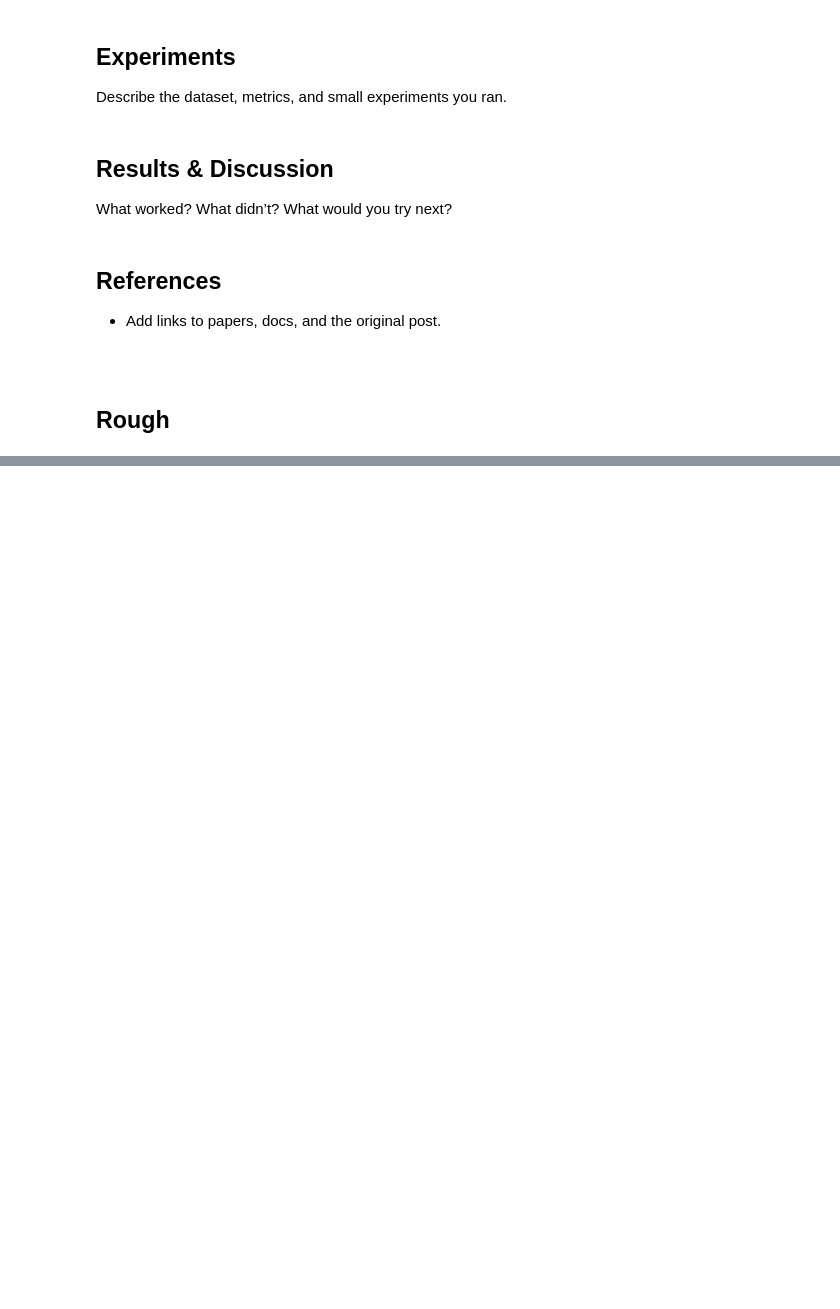
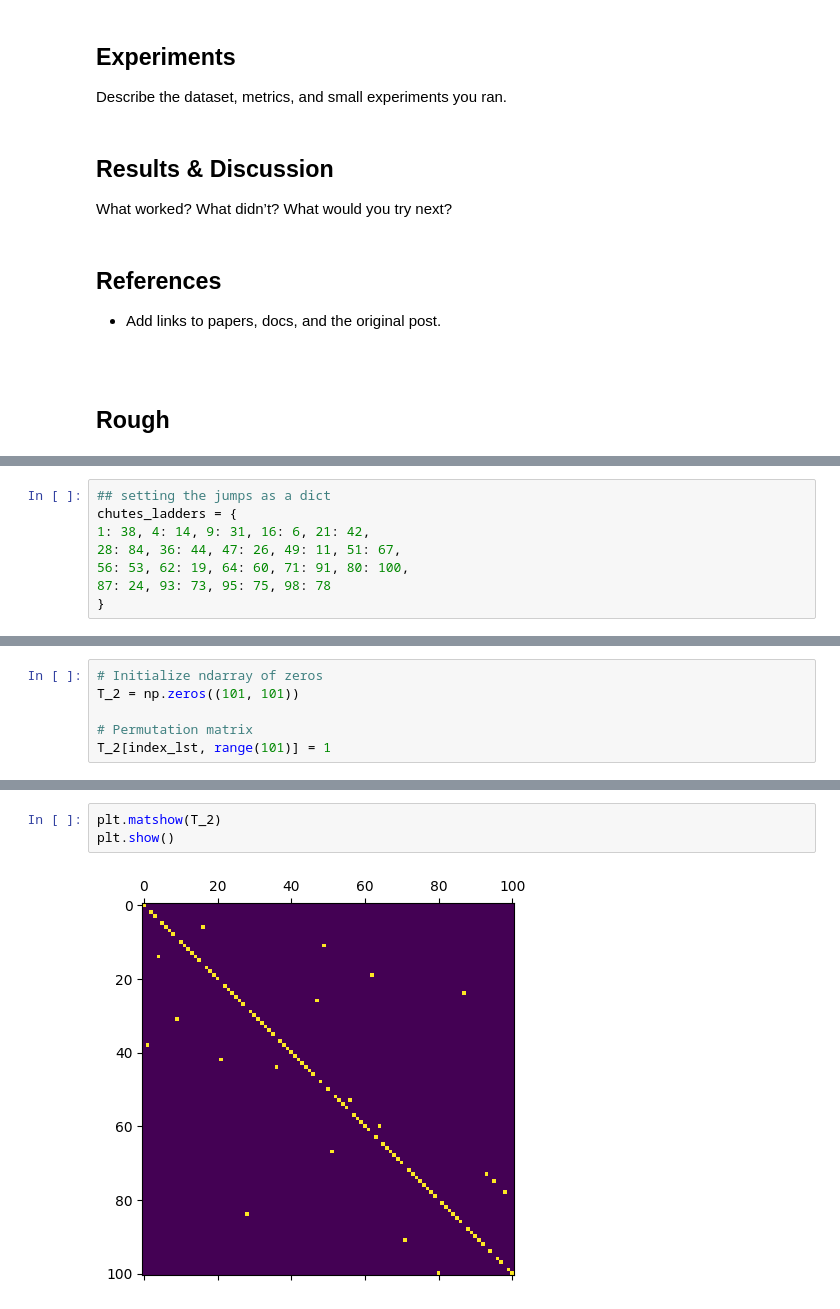
Before and after one commit to footballest/ml-blog-jaketae, a Jupyter notebook: notebooks/chutes_and_ladders_markovchains.ipynb, the cells around one changed output, grey strips where cells are left out. Drawn from its saved outputs; the diff is of its cells as text; blank space fills up the shorter version.

```diff
--- a/notebooks/chutes_and_ladders_markovchains.ipynb
+++ b/notebooks/chutes_and_ladders_markovchains.ipynb
@@ -67,0 +97,8 @@ What worked? What didn’t? What would you try next?
+# %%
+## setting the jumps as a dict
+chutes_ladders = {
+1: 38, 4: 14, 9: 31, 16: 6, 21: 42,
+28: 84, 36: 44, 47: 26, 49: 11, 51: 67,
+56: 53, 62: 19, 64: 60, 71: 91, 80: 100,
+87: 24, 93: 73, 95: 75, 98: 78
+}
@@ -67,0 +112,6 @@ What worked? What didn’t? What would you try next?
+# %%
+# Initialize ndarray of zeros
+T_2 = np.zeros((101, 101))
+
+# Permutation matrix
+T_2[index_lst, range(101)] = 1
@@ -67,0 +127,5 @@ What worked? What didn’t? What would you try next?
+# %%
+plt.matshow(T_2)
+plt.show()
+# %% [output]
+[figure, added]
```
Also changed, not shown: parts of 9 cells of this notebook.
